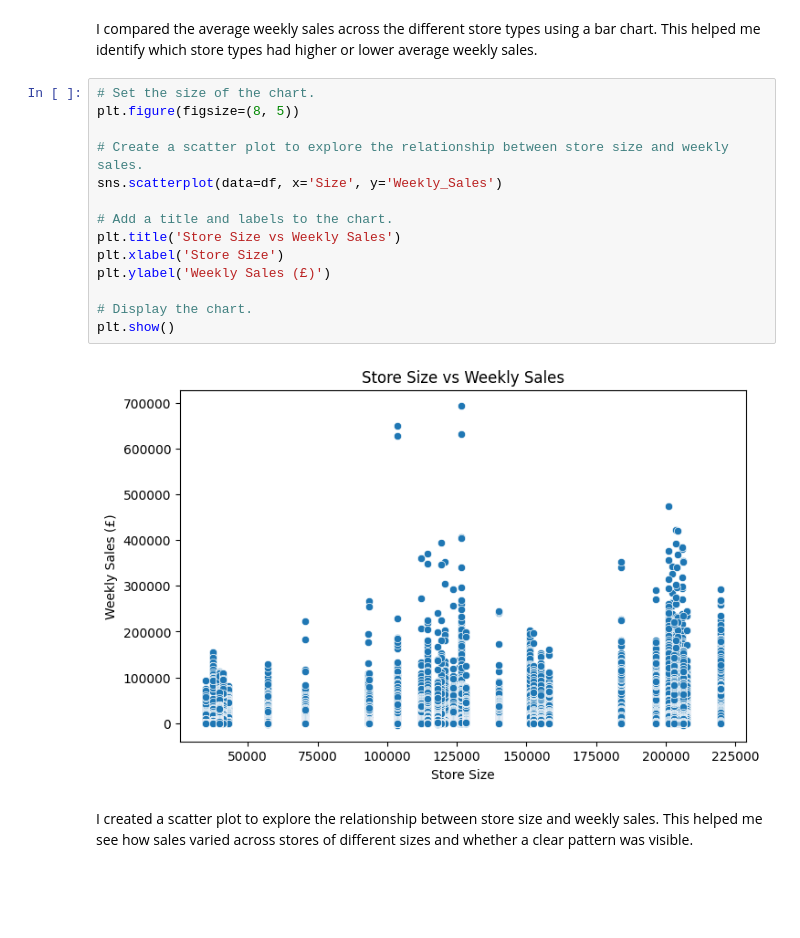
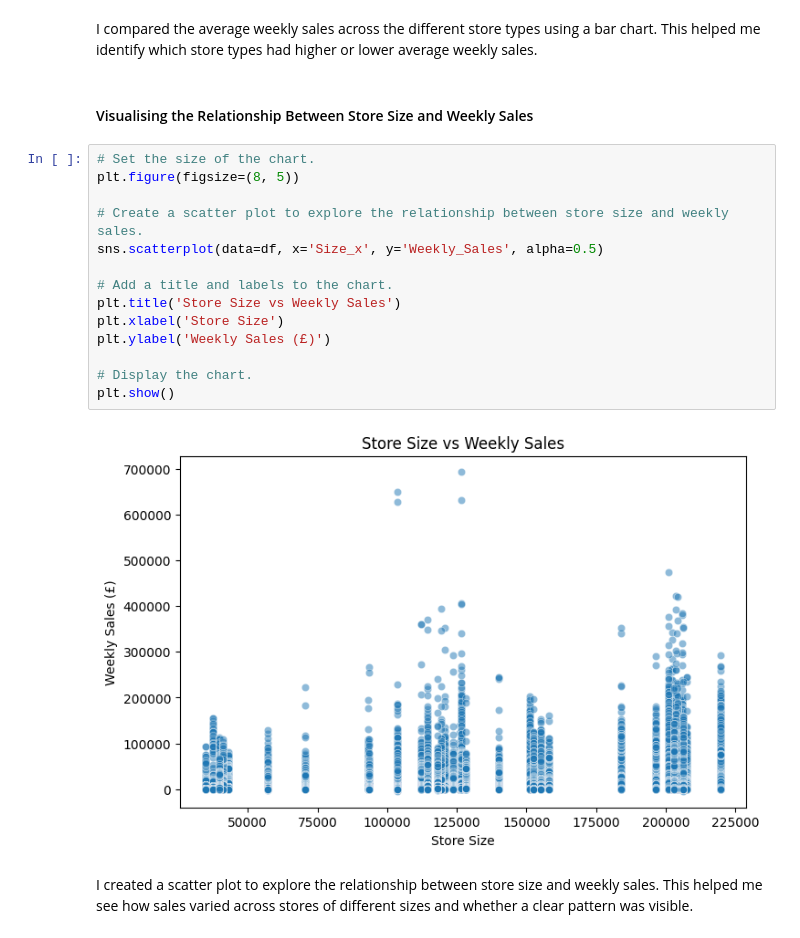
Before and after one commit to yetundeokunlade-commits/retail-sales-analysis, a Jupyter notebook: jupyter_notebooks/Notebook_Template.ipynb, the cells around one changed output. Saved outputs shown, nothing was run; the diff lists cells and outputs as text; blank space fills up the shorter version.

```diff
--- a/jupyter_notebooks/Notebook_Template.ipynb
+++ b/jupyter_notebooks/Notebook_Template.ipynb
@@ -2057,22 +2077,24 @@ plt.show()
 [figure]
 # %% [markdown]
 I compared the average weekly sales across the different store types using a bar chart. This helped me identify which store types had higher or lower average weekly sales.
+# %% [markdown]
+#### Visualising the Relationship Between Store Size and Weekly Sales
 # %%
 # Set the size of the chart.
 plt.figure(figsize=(8, 5))
 
 # Create a scatter plot to explore the relationship between store size and weekly sales.
-sns.scatterplot(data=df, x='Size', y='Weekly_Sales')
+sns.scatterplot(data=df, x='Size_x', y='Weekly_Sales', alpha=0.5)
 
 # Add a title and labels to the chart.
 plt.title('Store Size vs Weekly Sales')
 plt.xlabel('Store Size')
 plt.ylabel('Weekly Sales (£)')
 
 # Display the chart.
 plt.show()
 # %% [output]
-[figure, old version]
+[figure, new version]
 # %% [markdown]
 I created a scatter plot to explore the relationship between store size and weekly sales. This helped me see how sales varied across stores of different sizes and whether a clear pattern was visible.
 # %%
```
Also changed, not shown: parts of 44 cells of this notebook.
